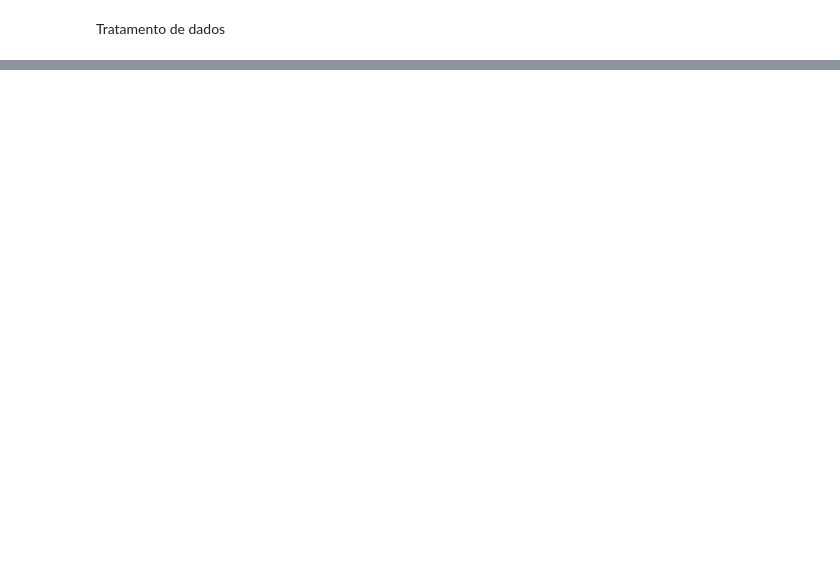
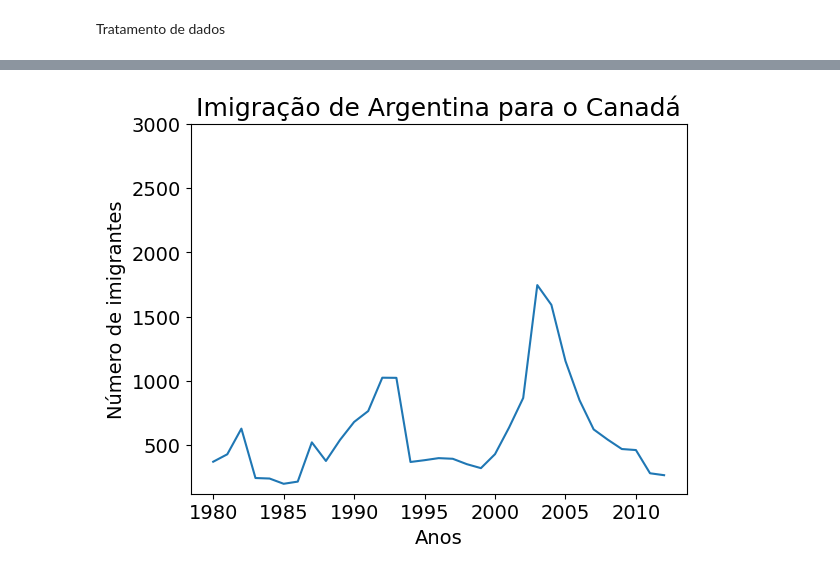
Before and after one commit to kaualayon/codigo_IABD2024, a Jupyter notebook: Aula04/codigo.ipynb, the cells around one changed output, grey strips where cells are left out. Cells and saved outputs as stored; diff of their text form; code cells hidden in the pictures; blank space fills up the shorter version.

Commit message:
relação graficos

```diff
--- a/Aula04/codigo.ipynb
+++ b/Aula04/codigo.ipynb
@@ -41,0 +117,10 @@ plt.show() #exibe a figura
+# %%
+argentina = df.loc['Argentina', anos] #Pega os dados somente para o pais Argentina
+# %%
+# Cria um dicionario com os dados do brasil
+argentina_dic={
+    'ano':argentina.index.tolist(), #transforma a coluna com o index para lista
+    'imigrantes': argentina.values.tolist() #transforma a coluna com os valores para lista
+}
+# %%
+df_argentina = pd.DataFrame(argentina_dic)
@@ -41,0 +131,10 @@ plt.show() #exibe a figura
+# %%
+plt.plot(df_argentina['ano'], df_argentina['imigrantes']) #plota o grafico
+plt.xticks(['1980', '1985', '1990', '1995', '2000', '2005', '2010'], fontsize=14)#Ajusta os valores para o eixo x
+plt.yticks([500, 1000, 1500, 2000, 2500, 3000], fontsize=14) #Ajusta os valores para o eixo y
+plt.xlabel("Anos", fontsize=14) # titulo eixo x
+plt.title('Imigração de Argentina para o Canadá', fontsize=18)
+plt.ylabel("Número de imigrantes", fontsize=14)# titulo eixo y
+plt.show() #exibe a figura
+# %% [output]
+[figure, added]
```
Also changed, not shown: parts of 11 cells of this notebook.
